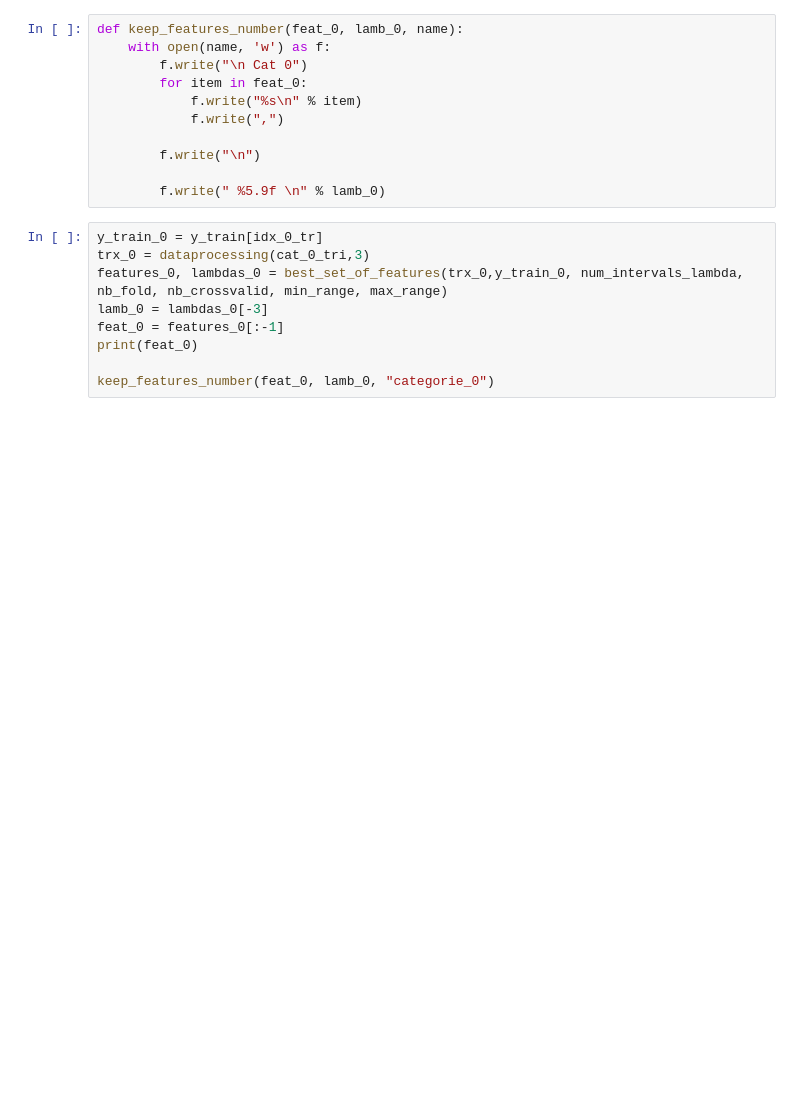
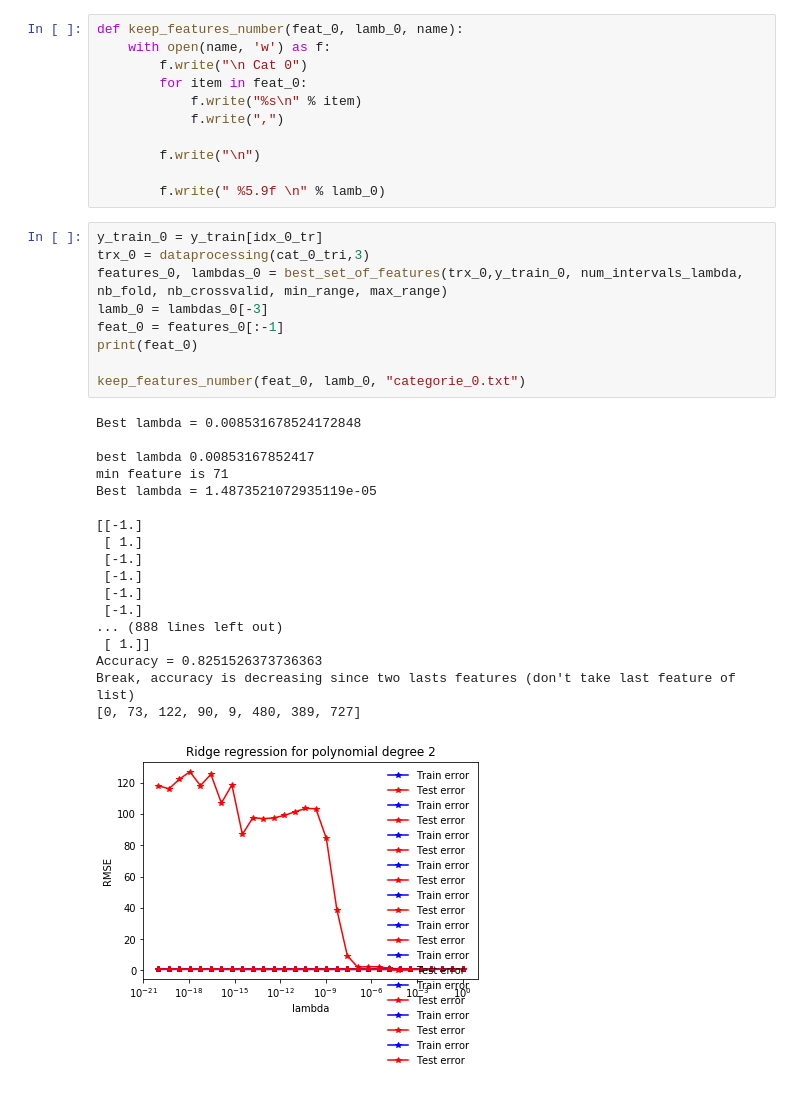
Before and after one commit to PaulineMauryL/MachineLearningProject1, a Jupyter notebook: Projet1_feature_selection-avoidmemoryerror.ipynb, the cells around one changed output. Drawn from its saved outputs; the diff is of its cells as text; blank space fills up the shorter version.

```diff
--- a/Projet1_feature_selection-avoidmemoryerror.ipynb
+++ b/Projet1_feature_selection-avoidmemoryerror.ipynb
@@ -51,12 +51,31 @@ def keep_features_number(feat_0, lamb_0, name):
 # %%
 y_train_0 = y_train[idx_0_tr]
 trx_0 = dataprocessing(cat_0_tri,3)
 features_0, lambdas_0 = best_set_of_features(trx_0,y_train_0, num_intervals_lambda, nb_fold, nb_crossvalid, min_range, max_range)
 lamb_0 = lambdas_0[-3]
 feat_0 = features_0[:-1]
 print(feat_0)
 
-keep_features_number(feat_0, lamb_0, "categorie_0")
+keep_features_number(feat_0, lamb_0, "categorie_0.txt")
+# %% [output]
+Best lambda = 0.008531678524172848
+
+best lambda 0.00853167852417
+min feature is 71
+Best lambda = 1.4873521072935119e-05
+
+[[-1.]
+ [ 1.]
+ [-1.]
+ [-1.]
+ [-1.]
+ [-1.]
+... (888 lines left out)
+ [ 1.]]
+Accuracy = 0.8251526373736363
+Break, accuracy is decreasing since two lasts features (don't take last feature of list)
+[0, 73, 122, 90, 9, 480, 389, 727]
+[figure, added]
 # %%
 y_train_1 = y_train[idx_1_tr]
 trx_1 = dataprocessing(cat_1_tri,3)
```
Also changed, not shown: parts of 3 cells of this notebook, 3 other files.
